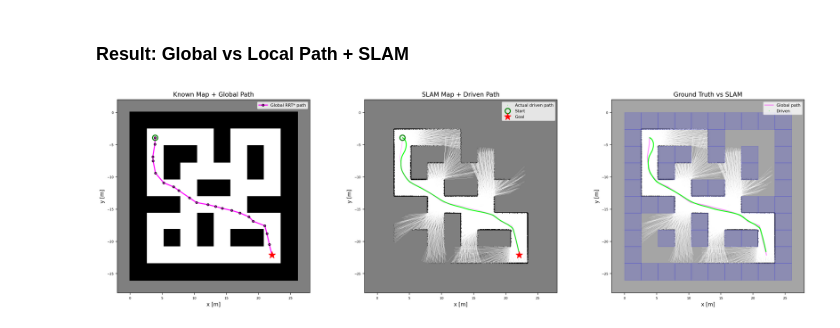
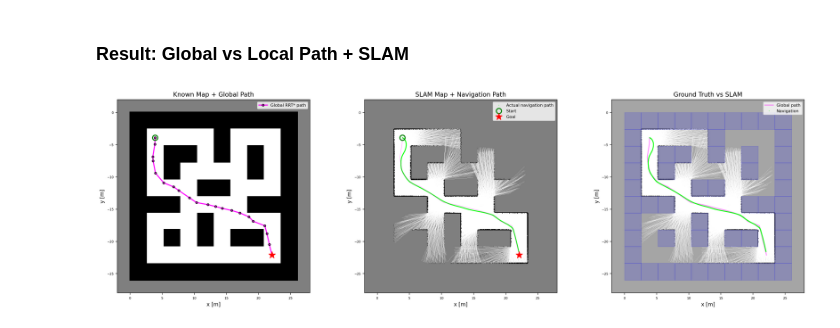
Before and after one commit to joonhyung-lee/mujoco-robotics-usage, a Jupyter notebook: code/mobile/demo_husky_10_rrt_w_avoidance.ipynb, the cells around one changed output. Drawn from its saved outputs; the diff is of its cells as text; code cells hidden in the pictures.

```diff
--- a/code/mobile/demo_husky_10_rrt_w_avoidance.ipynb
+++ b/code/mobile/demo_husky_10_rrt_w_avoidance.ipynb
@@ -253,7 +253,7 @@ class OccupancyGrid:
             for dy in range(-r,r+1):
                 cx,cy=gx+dx,gy+dy
                 if not(0<=cx<self.width and 0<=cy<self.height): return False
-                if self.log_odds[cy,cx]>0.0: return False
+                if self.log_odds[cy,cx]>=0.0: return False
         return True
 
     def is_line_free(self, x1, y1, x2, y2, margin=0.3):
@@ -263,7 +263,7 @@ class OccupancyGrid:
                 for ddy in range(-r,r+1):
                     nx_,ny_=cx+ddx,cy+ddy
                     if not(0<=nx_<self.width and 0<=ny_<self.height): return False
-                    if self.log_odds[ny_,nx_]>0.0: return False
+                    if self.log_odds[ny_,nx_]>=0.0: return False
         return True
 
 margin = 2.0
@@ -588,34 +588,34 @@ ax.plot(start_x, start_y, 'go', ms=10, mew=2, mfc='none')
 ax.plot(goal_x, goal_y, 'r*', ms=14)
 ax.set_title('Known Map + Global Path'); ax.set_aspect('equal')
 ax.set_xlabel('x [m]'); ax.set_ylabel('y [m]'); ax.legend(fontsize=8)
 
 ax2 = axes[1]
 slam_img = slam_og.get_map_image()
 ax2.imshow(slam_img, cmap='gray_r', origin='lower',
            extent=[slam_og.x_min,slam_og.x_max,slam_og.y_min,slam_og.y_max])
 if len(trajectory)>0:
     ax2.plot(trajectory[::5,0], trajectory[::5,1], '.', color='lime', ms=1, alpha=0.5,
-             label='Actual driven path')
+             label='Actual navigation path')
 ax2.plot(path_to_goal[:,0], path_to_goal[:,1], '-', color='magenta', lw=1, alpha=0.3)
 ax2.plot(start_x, start_y, 'go', ms=10, mew=2, mfc='none', label='Start')
 ax2.plot(goal_x, goal_y, 'r*', ms=14, label='Goal')
-ax2.set_title('SLAM Map + Driven Path'); ax2.set_aspect('equal'); ax2.legend(fontsize=8)
+ax2.set_title('SLAM Map + Navigation Path'); ax2.set_aspect('equal'); ax2.legend(fontsize=8)
 ax2.set_xlabel('x [m]'); ax2.set_ylabel('y [m]')
 
 ax3 = axes[2]
 for r in range(n_rows):
     for c in range(n_cols):
         if MAZE_MAP[r,c]==1:
             wx,wy = cell_to_world(r,c)
             ax3.add_patch(plt.Rectangle((wx-CELL_SIZE/2,wy-CELL_SIZE/2),
                 CELL_SIZE,CELL_SIZE,lw=1,ec='blue',fc='blue',alpha=0.15))
 ax3.imshow(slam_img, cmap='gray_r', origin='lower', alpha=0.7,
            extent=[slam_og.x_min,slam_og.x_max,slam_og.y_min,slam_og.y_max])
 ax3.plot(path_to_goal[:,0], path_to_goal[:,1], '-', color='magenta', lw=2, alpha=0.4, label='Global path')
 if len(trajectory)>0:
-    ax3.plot(trajectory[::5,0], trajectory[::5,1], '.', color='lime', ms=1, alpha=0.5, label='Driven')
+    ax3.plot(trajectory[::5,0], trajectory[::5,1], '.', color='lime', ms=1, alpha=0.5, label='Navigation')
 ax3.set_title('Ground Truth vs SLAM'); ax3.set_aspect('equal'); ax3.legend(fontsize=8)
 ax3.set_xlabel('x [m]'); ax3.set_ylabel('y [m]')
 plt.tight_layout(); plt.show()
 # %% [output]
-[figure, old version]
+[figure, new version]
```
Also changed, not shown: 12 other files.
